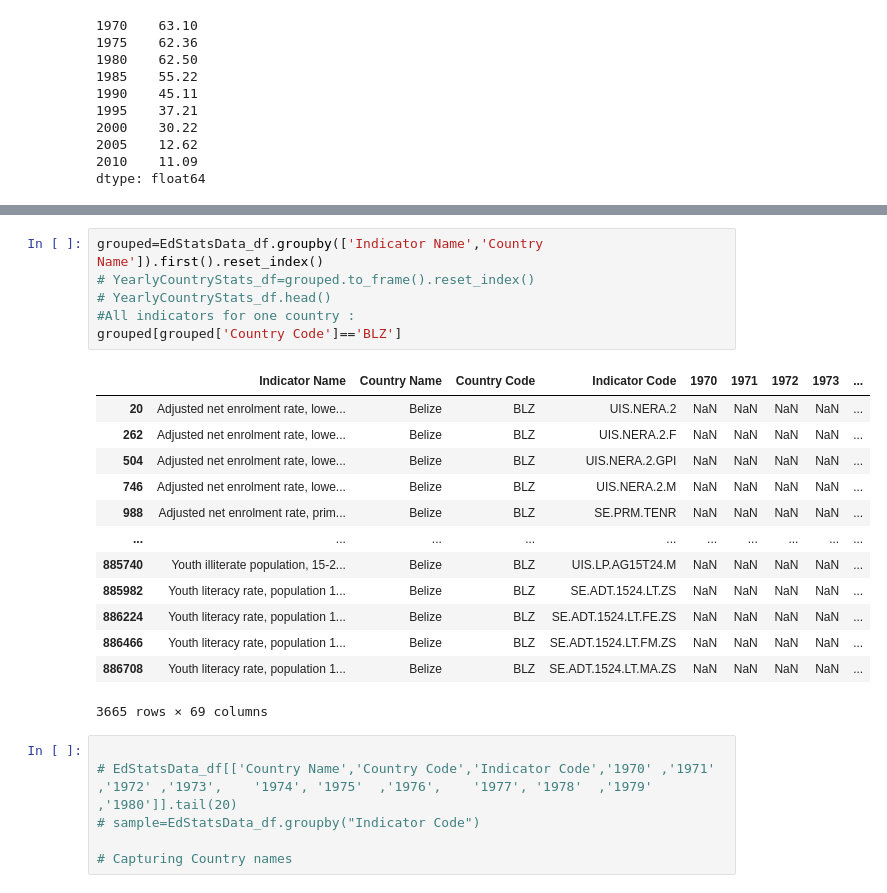
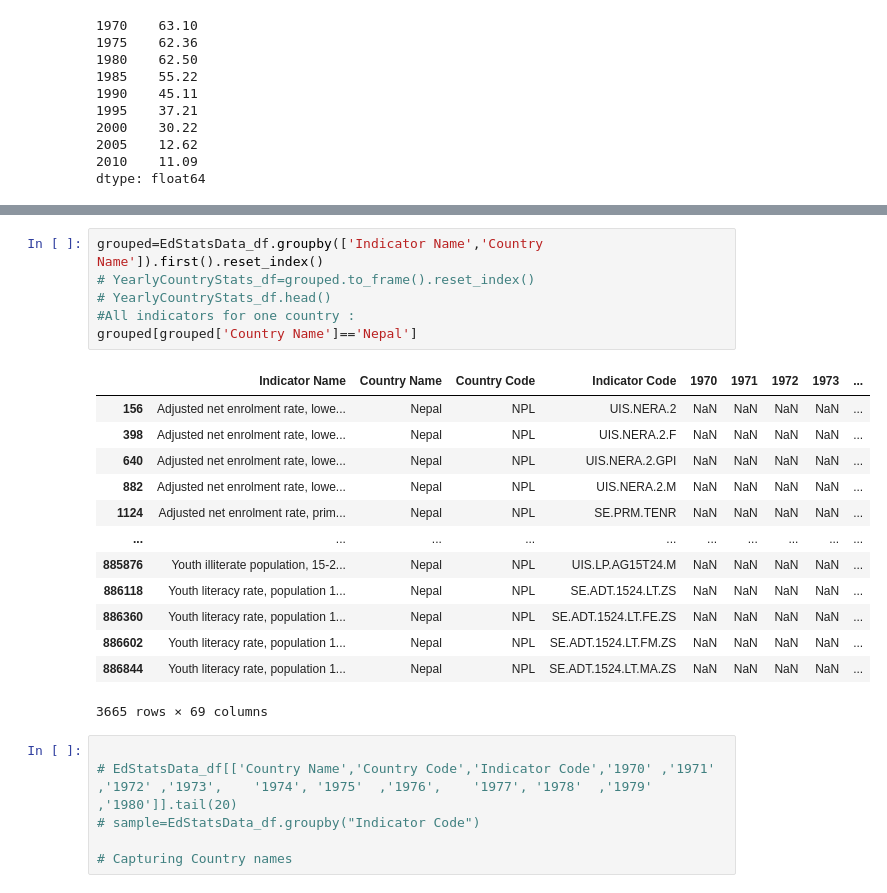
Before and after one commit to kronze1996/Capstone-Project-1, a Jupyter notebook: Kartikey_Sharma_Team_7_Capstone_Project.ipynb, the cells around one changed output, grey strips where cells are left out. Drawn from its saved outputs; the diff is of its cells as text.

```diff
--- a/Kartikey_Sharma_Team_7_Capstone_Project.ipynb
+++ b/Kartikey_Sharma_Team_7_Capstone_Project.ipynb
@@ -248,22 +337,22 @@ sns.heatmap(corrmat, vmax=.8, square=True);
 # %%
 grouped=EdStatsData_df.groupby(['Indicator Name','Country Name']).first().reset_index()
 # YearlyCountryStats_df=grouped.to_frame().reset_index()
 # YearlyCountryStats_df.head()
 #All indicators for one country :
-grouped[grouped['Country Code']=='BLZ']
+grouped[grouped['Country Name']=='Nepal']
 # %% [output]
 |  | Indicator Name | Country Name | Country Code | Indicator Code | 1970 | 1971 | 1972 | 1973 | ... |
-| 20 | Adjusted net enrolment rate, lowe... | Belize | BLZ | UIS.NERA.2 | NaN | NaN | NaN | NaN | ... |
-| 262 | Adjusted net enrolment rate, lowe... | Belize | BLZ | UIS.NERA.2.F | NaN | NaN | NaN | NaN | ... |
-| 504 | Adjusted net enrolment rate, lowe... | Belize | BLZ | UIS.NERA.2.GPI | NaN | NaN | NaN | NaN | ... |
-| 746 | Adjusted net enrolment rate, lowe... | Belize | BLZ | UIS.NERA.2.M | NaN | NaN | NaN | NaN | ... |
-| 988 | Adjusted net enrolment rate, prim... | Belize | BLZ | SE.PRM.TENR | NaN | NaN | NaN | NaN | ... |
+| 156 | Adjusted net enrolment rate, lowe... | Nepal | NPL | UIS.NERA.2 | NaN | NaN | NaN | NaN | ... |
+| 398 | Adjusted net enrolment rate, lowe... | Nepal | NPL | UIS.NERA.2.F | NaN | NaN | NaN | NaN | ... |
+| 640 | Adjusted net enrolment rate, lowe... | Nepal | NPL | UIS.NERA.2.GPI | NaN | NaN | NaN | NaN | ... |
+| 882 | Adjusted net enrolment rate, lowe... | Nepal | NPL | UIS.NERA.2.M | NaN | NaN | NaN | NaN | ... |
+| 1124 | Adjusted net enrolment rate, prim... | Nepal | NPL | SE.PRM.TENR | NaN | NaN | NaN | NaN | ... |
 | ... | ... | ... | ... | ... | ... | ... | ... | ... | ... |
-| 885740 | Youth illiterate population, 15-2... | Belize | BLZ | UIS.LP.AG15T24.M | NaN | NaN | NaN | NaN | ... |
-| 885982 | Youth literacy rate, population 1... | Belize | BLZ | SE.ADT.1524.LT.ZS | NaN | NaN | NaN | NaN | ... |
-| 886224 | Youth literacy rate, population 1... | Belize | BLZ | SE.ADT.1524.LT.FE.ZS | NaN | NaN | NaN | NaN | ... |
-| 886466 | Youth literacy rate, population 1... | Belize | BLZ | SE.ADT.1524.LT.FM.ZS | NaN | NaN | NaN | NaN | ... |
-| 886708 | Youth literacy rate, population 1... | Belize | BLZ | SE.ADT.1524.LT.MA.ZS | NaN | NaN | NaN | NaN | ... |
+| 885876 | Youth illiterate population, 15-2... | Nepal | NPL | UIS.LP.AG15T24.M | NaN | NaN | NaN | NaN | ... |
+| 886118 | Youth literacy rate, population 1... | Nepal | NPL | SE.ADT.1524.LT.ZS | NaN | NaN | NaN | NaN | ... |
+| 886360 | Youth literacy rate, population 1... | Nepal | NPL | SE.ADT.1524.LT.FE.ZS | NaN | NaN | NaN | NaN | ... |
+| 886602 | Youth literacy rate, population 1... | Nepal | NPL | SE.ADT.1524.LT.FM.ZS | NaN | NaN | NaN | NaN | ... |
+| 886844 | Youth literacy rate, population 1... | Nepal | NPL | SE.ADT.1524.LT.MA.ZS | NaN | NaN | NaN | NaN | ... |
 3665 rows × 69 columns
 # %%
 
```
Also changed, not shown: parts of 22 cells of this notebook.
